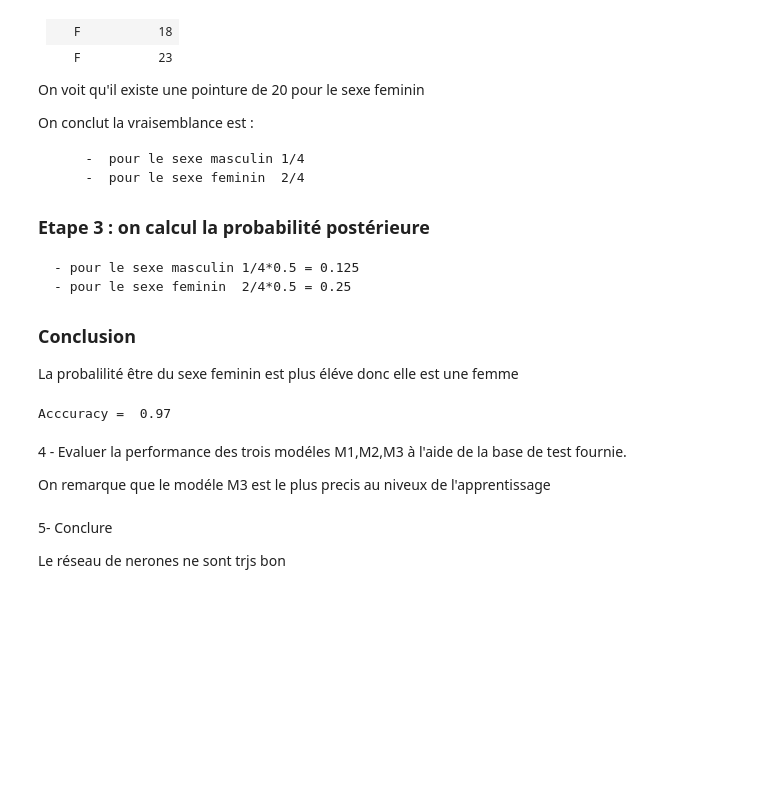
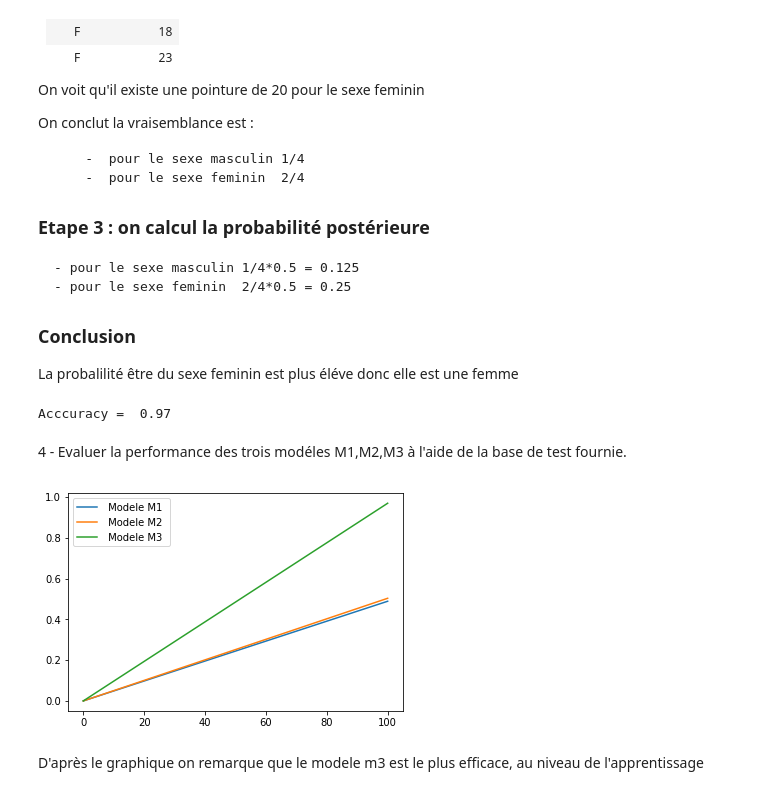
Before and after one commit to MonaQuimbamba/IA-Les-methodes-d-apprentissage-supervisees, a Jupyter notebook: IA.ipynb, the cells around one changed output. Saved outputs shown, nothing was run; the diff lists cells and outputs as text; code cells hidden in the pictures; blank space fills up the shorter version.

```diff
--- a/IA.ipynb
+++ b/IA.ipynb
@@ -559,9 +561,9 @@ network.fit(XtrainSd, Ytrain, epochs=10, batch_size=10, verbose = 1)
 
 #Xtrain.shape,Ytrain.shape,Xtest.shape,Ytest.shape
 # Evaluation du modèle
-test_loss, test_acc = network.evaluate(Xtest, Ytest)
+test_loss, test_accM1 = network.evaluate(Xtest, Ytest)
 
 # Affichage du résultat
-print ('Acccuracy = ', test_acc)
+print ('Acccuracy = ', test_accM1)
 # %% [output]
 Epoch 1/10
@@ -633,9 +635,9 @@ network.fit(XtrainSd, Ytrain, epochs=10, batch_size=10, verbose = 1)
 
 #Xtrain.shape,Ytrain.shape,Xtest.shape,Ytest.shape
 # Evaluation du modèle
-test_loss, test_acc = network.evaluate(Xtest, Ytest)
+test_loss, test_accM2 = network.evaluate(Xtest, Ytest)
 
 # Affichage du résultat
-print ('Acccuracy = ', test_acc)
+print ('Acccuracy = ', test_accM2)
 # %% [output]
 Epoch 1/10
@@ -839,16 +841,22 @@ for i in range(100):
     vraisemblance = proba_conditional(dataSet,proba_priori,individu)
     predition.append(classification(vraisemblance,proba_priori))
 
-test_acc = accuracy(list(dataSet.Spam)[:100],predition)
+test_accM3 = accuracy(list(dataSet.Spam)[:100],predition)
 # Affichage du résultat
-print ('Acccuracy = ', test_acc)
+print ('Acccuracy = ', test_accM3)
 # %% [output]
 Acccuracy =  0.97
 # %% [markdown]
 4 - Evaluer la performance des trois modéles M1,M2,M3 à l'aide de la base de test fournie.
-
-On remarque que le modéle M3 est le plus precis au niveux de l'apprentissage
-# %% [markdown]
-5- Conclure
-
-Le réseau de nerones ne sont trjs bon
+# %%
+x = [0,100]
+y1 = [0,test_accM1]
+y2 = [0,test_accM2]
+y3 = [0,test_accM3]
+plt.plot(x,y1,x,y2,x,y3)
+plt.legend([' Modele M1 ', ' Modele M2 ',' Modele M3 '])
+plt.show()
+# %% [output]
+[figure, added]
+# %% [markdown]
+D'après le graphique on remarque que le modele m3 est le plus efficace, au niveau de l'apprentissage
```
Also changed, not shown: parts of 5 cells of this notebook, 1 other file.
